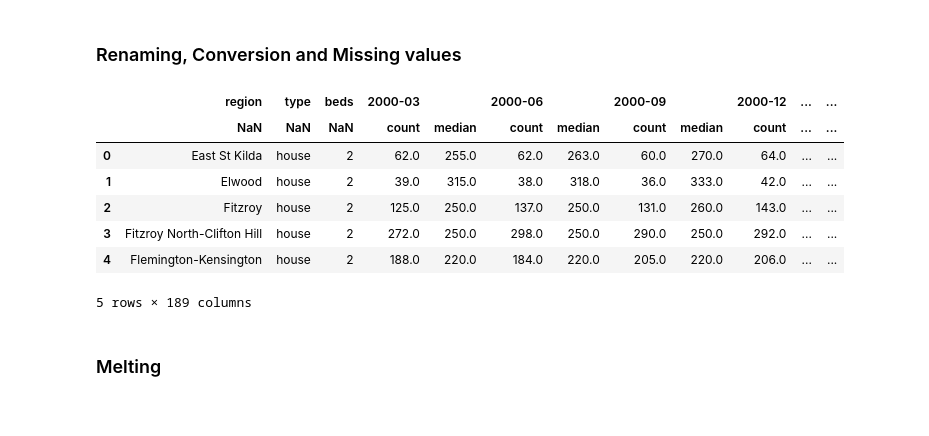
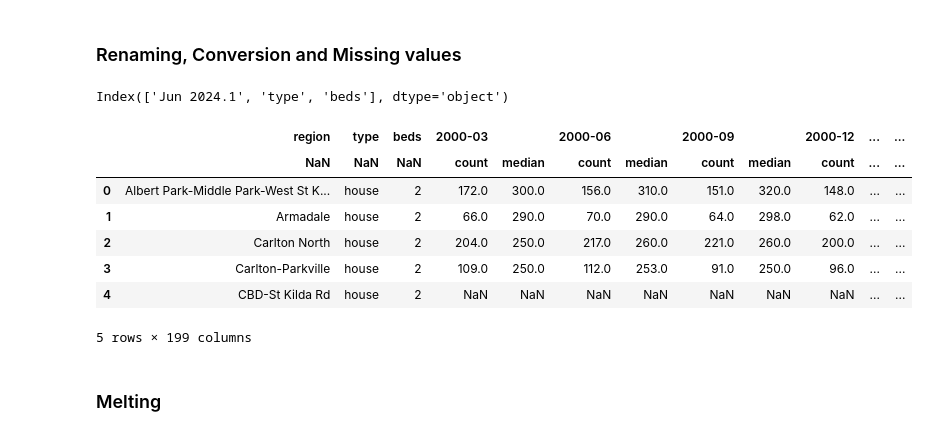
Before and after one commit to MAST30034-AppliedDataScience/project-2-group-real-estate-industry-project-11, a Jupyter notebook: notebooks/preprocess/preprocess housing.ipynb, the cells around one changed output. Saved outputs shown, nothing was run; the diff lists cells and outputs as text; code cells hidden in the pictures.

```diff
--- a/notebooks/preprocess/preprocess housing.ipynb
+++ b/notebooks/preprocess/preprocess housing.ipynb
@@ -88,14 +88,18 @@ Length: 189, dtype: object
 - They actually made a mistake on the dataset, 2003 dec replaced 2002 dec
 # %% [markdown]
 ### Renaming, Conversion and Missing values
+# %%
+housing_df_raw.columns[-3:]
+# %% [output]
+Index(['Jun 2024.1', 'type', 'beds'], dtype='object')
 # %%
 # get the measure columns
 time_stamps = [str(year) + "-" + month
-               for year in range(2000, 2024)
+               for year in range(2000, 2025)
                for month in ["03", "06", "09", "12"]]
 
-# remove the last 3 quarters (because don't exist in the dataframe)
-time_stamps = time_stamps[:-3]
+# remove the last 2 quarters (because don't exist in the dataframe)
+time_stamps = time_stamps[:-2]
 
 measure_columns = [(time_stamp, measure) for time_stamp in time_stamps for measure in ["count", "median"]]
 
@@ -103,32 +107,32 @@ measure_columns = [(time_stamp, measure) for time_stamp in time_stamps for measu
 housing_df_raw.columns = pd.MultiIndex.from_tuples([("region", None)] + measure_columns + [("type", None), ("beds", None)])
 
 # reverse sort the column names
-housing_df_raw = housing_df_raw.iloc[:, [0, 187, 188] + list(range(1, 187))]
+housing_df_raw = housing_df_raw.iloc[:, [0, -2, -1] + list(range(1, len(housing_df_raw.columns) - 2))]
 # %%
 # remove records with group total
-housing_df_raw = housing_df_raw[~housing_df[('region', None)].str.contains('Group Total')]
+housing_df_raw = housing_df_raw[~housing_df_raw[('region', None)].str.contains('Group Total')]
 
 # Spelling correction
 housing_df_raw['region'] = housing_df_raw['region'].replace('Wanagaratta', 'Wangaratta')
 housing_df_raw['region'] = housing_df_raw['region'].replace('Newcombe', 'Newcomb')
 
 # find the na values
 housing_df_raw = housing_df_raw.replace("-", np.nan)
 
 # convert all values to integers
 for measure_column in housing_df_raw.columns[3:]:
     housing_df_raw[measure_column] = housing_df_raw[measure_column].astype(float)
 
 housing_df_raw.head(5)
 # %% [output]
 |  | region | type | beds | 2000-03 |  | 2000-06 |  | 2000-09 |  | 2000-12 | ... | ... |
 |  | NaN | NaN | NaN | count | median | count | median | count | median | count | ... | ... |
-| 0 | East St Kilda | house | 2 | 62.0 | 255.0 | 62.0 | 263.0 | 60.0 | 270.0 | 64.0 | ... | ... |
-| 1 | Elwood | house | 2 | 39.0 | 315.0 | 38.0 | 318.0 | 36.0 | 333.0 | 42.0 | ... | ... |
-| 2 | Fitzroy | house | 2 | 125.0 | 250.0 | 137.0 | 250.0 | 131.0 | 260.0 | 143.0 | ... | ... |
-| 3 | Fitzroy North-Clifton Hill | house | 2 | 272.0 | 250.0 | 298.0 | 250.0 | 290.0 | 250.0 | 292.0 | ... | ... |
-| 4 | Flemington-Kensington | house | 2 | 188.0 | 220.0 | 184.0 | 220.0 | 205.0 | 220.0 | 206.0 | ... | ... |
+| 0 | Albert Park-Middle Park-West St K... | house | 2 | 172.0 | 300.0 | 156.0 | 310.0 | 151.0 | 320.0 | 148.0 | ... | ... |
+| 1 | Armadale | house | 2 | 66.0 | 290.0 | 70.0 | 290.0 | 64.0 | 298.0 | 62.0 | ... | ... |
+| 2 | Carlton North | house | 2 | 204.0 | 250.0 | 217.0 | 260.0 | 221.0 | 260.0 | 200.0 | ... | ... |
+| 3 | Carlton-Parkville | house | 2 | 109.0 | 250.0 | 112.0 | 253.0 | 91.0 | 250.0 | 96.0 | ... | ... |
+| 4 | CBD-St Kilda Rd | house | 2 | NaN | NaN | NaN | NaN | NaN | NaN | NaN | ... | ... |
-5 rows × 189 columns
+5 rows × 199 columns
 # %% [markdown]
 ### Melting
 # %%
```
Also changed, not shown: parts of 2 cells of this notebook, 3 other files.
